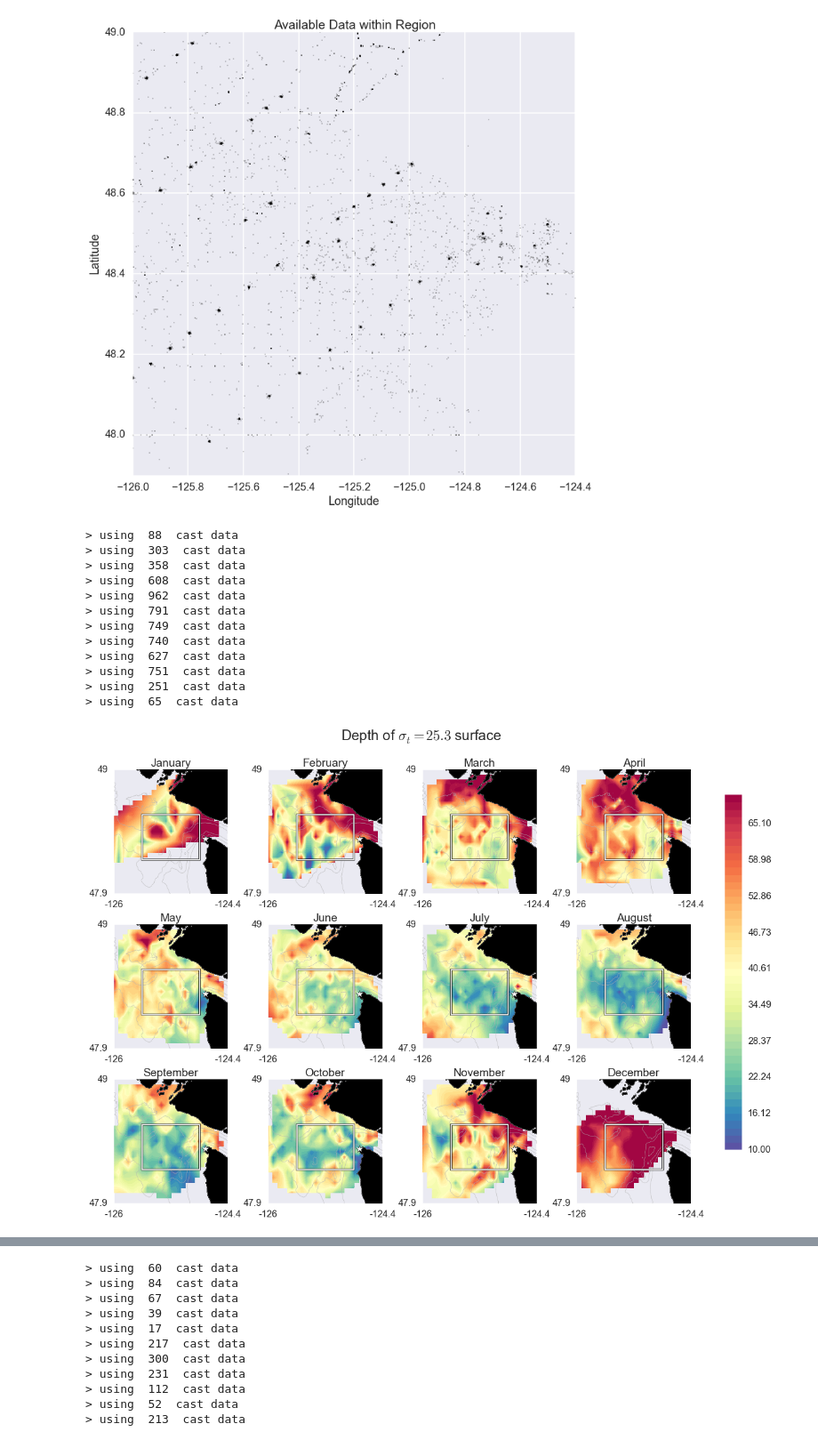
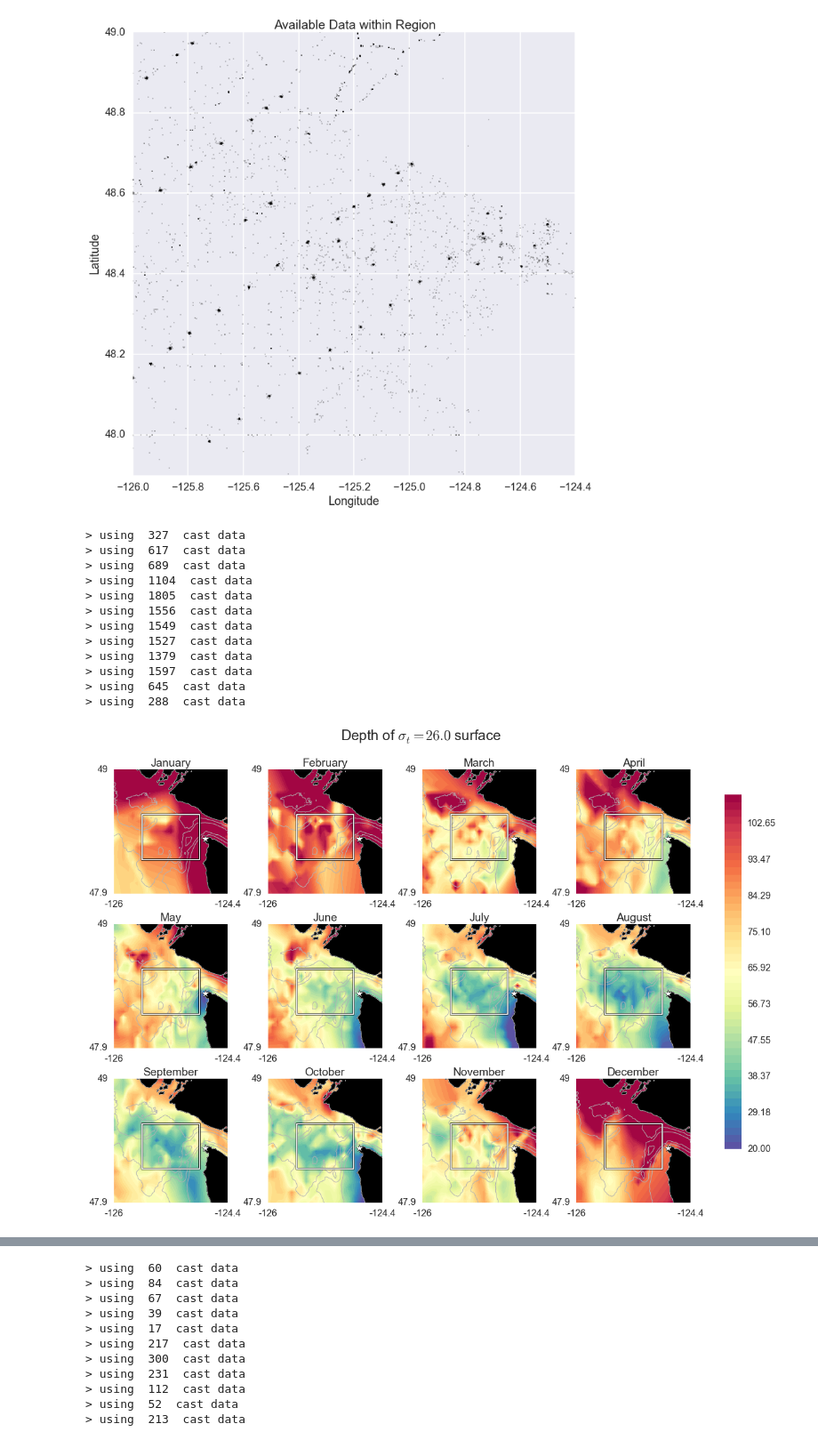
Before and after one commit to UBC-MOAD/falkor_upwelling, a Jupyter notebook: 1_Notebooks/June2015/sig27p2_surface.ipynb, the cells around one changed output, grey strips where cells are left out. Shown at 89% size. Saved outputs shown, nothing was run; the diff lists cells and outputs as text; code cells hidden in the pictures.

```diff
--- a/1_Notebooks/June2015/sig27p2_surface.ipynb
+++ b/1_Notebooks/June2015/sig27p2_surface.ipynb
@@ -30,9 +32,19 @@ wcvi_top = pickle.load(open('topo.p','rb'))
 > close  DB_v02.dat
 > complete
 # %%
-# LONrng = [-128,-124]
-# LATrng = [46.5,50.5]
-
+# this part filters the casts used
 LONrng=[-126,-124.4]
 LATrng=[47.9,49]
-filt_csts = TSmode.filter_CTD_list('REGION',[LONrng[0],LATrng[0]],[LONrng[1],LATrng[1]])
+
+# note that the region is being increased by 1 degree in each direction -- this is so
+# we can use the casts outside of the field of interest to generate our interpolated maps
+filt_csts = TSmode.filter_CTD_list('REGION',[LONrng[0]-1,LATrng[0]-1],[LONrng[1]+1,LATrng[1]+1])
+# %%
+# get some statistics about the cast distribution in time
+from collections import Counter
+
+for ii in range(1,13):
+    print calendar.month_name[ii], ' : ', len([k for k in filt_csts if k['Month'] == ii])
+
+    a = Counter([k['Year'] for k in filt_csts if k['Month'] == ii])
+    print 'Most common years :', a.most_common()
@@ -92,36 +167,41 @@ def draw_surface(surf_type,cast_inf,dpth,varnm,col_lim=(0,0),cmap = 'Spectral_r'
 # %%
 reload(TSmode)
 fig = plt.figure(figsize=(16,12))
 
 for ii in range(1,13):
     plt.subplot(3,4,ii)
-    im = draw_surface('ISOPYC',[k for k in filt_csts if k['Month'] == ii],25.3,'Depth',col_lim=(10,70),cmap='Spectral_r',show_cbar=False)
+    im = draw_surface('ISOPYC',[k for k in filt_csts if k['Month'] == ii],26,'Depth',col_lim=(20,110),cmap='Spectral_r',show_cbar=False)
+
+    # plots the position of Cape Flattery as a white star with a black outline
     plt.plot(-124.714,48.3831,'*k',ms=15)
     plt.plot(-124.714,48.3831,'*w',ms=12)
     plt.title(calendar.month_name[ii])
 
+# housekeeping stuff to make the plot look nice
 plt.tight_layout()
 fig.subplots_adjust(right=0.9)
+# sets the colorbar outside of the plotting area (one colorbar for all plots)
 cbar_ax = fig.add_axes([0.95, 0.15, 0.025, 0.7])
 fig.colorbar(im, cax=cbar_ax)
 
-plt.suptitle(r'Depth of $\sigma_t = 25.3$ surface',fontsize=24)
+# set the titles, and make it fit
+plt.suptitle(r'Depth of $\sigma_t = 26.0$ surface',fontsize=24)
 plt.subplots_adjust(top=0.9)
 plt.show()
 # %% [output]
-> using  88  cast data
-> using  303  cast data
-> using  358  cast data
-> using  608  cast data
-> using  962  cast data
-> using  791  cast data
-> using  749  cast data
-> using  740  cast data
-> using  627  cast data
-> using  751  cast data
-> using  251  cast data
-> using  65  cast data
+> using  327  cast data
+> using  617  cast data
+> using  689  cast data
+> using  1104  cast data
+> using  1805  cast data
+> using  1556  cast data
+> using  1549  cast data
+> using  1527  cast data
+> using  1379  cast data
+> using  1597  cast data
+> using  645  cast data
+> using  288  cast data
-[figure, old version]
+[figure, new version]
 # %%
 fig = plt.figure(figsize=(16,12))
 
```
Also changed, not shown: parts of 13 cells of this notebook, 1 other file.
